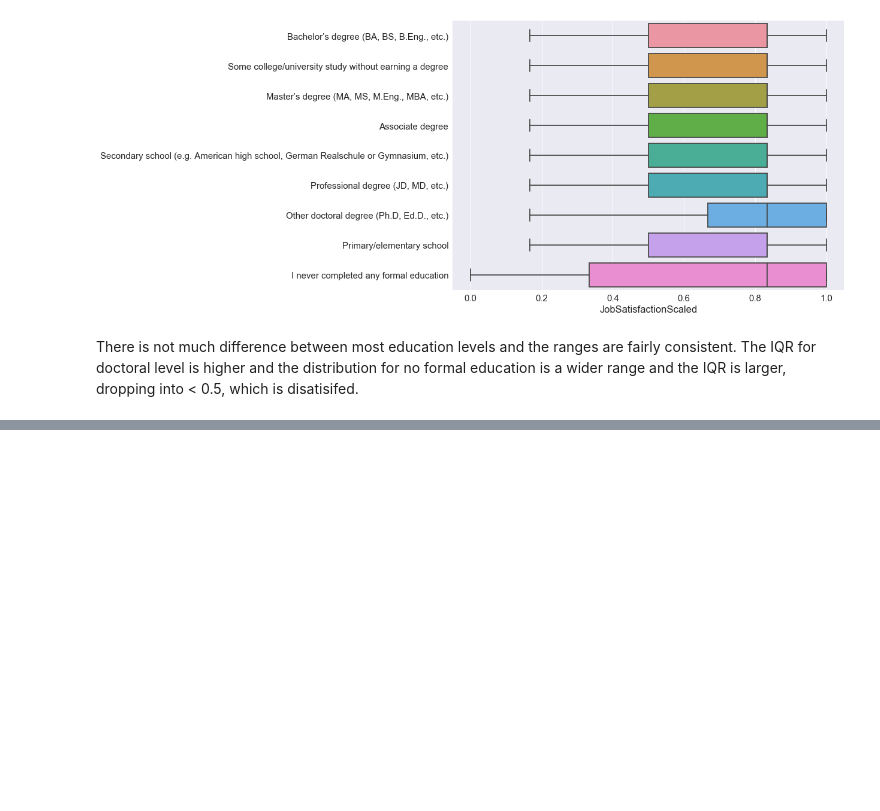
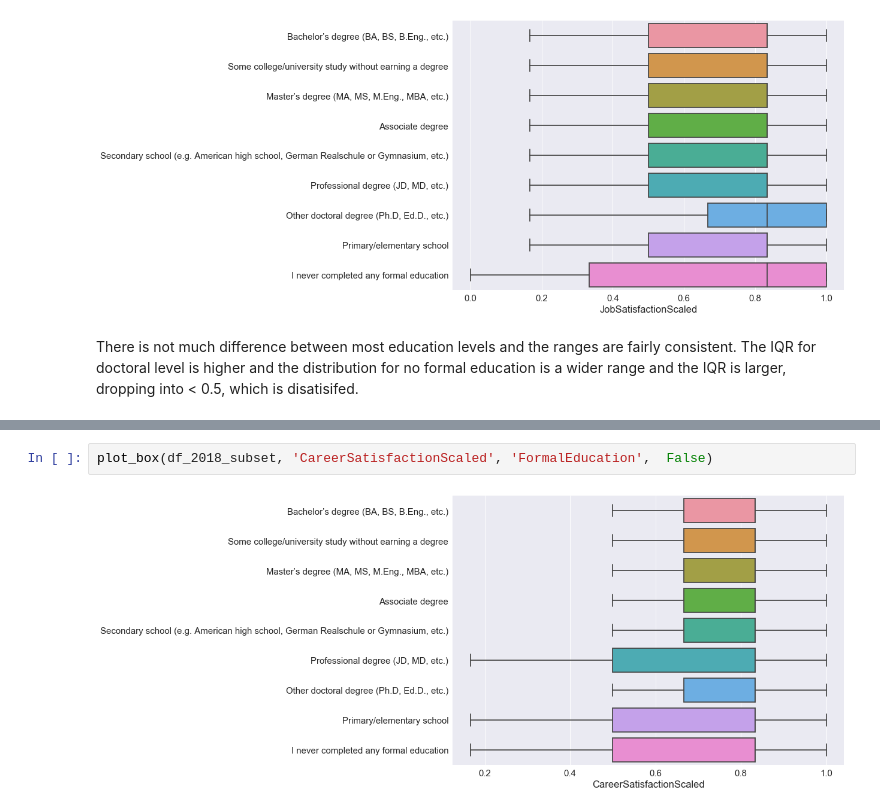
Before and after one commit to ddh4/stackoverflow-survey-analysis, a Jupyter notebook: Salary and Satisfaction in Formal Education.ipynb, the cells around one changed output, grey strips where cells are left out. Saved outputs shown, nothing was run; the diff lists cells and outputs as text; blank space fills up the shorter version.

```diff
--- a/Salary and Satisfaction in Formal Education.ipynb
+++ b/Salary and Satisfaction in Formal Education.ipynb
@@ -489,0 +535,4 @@ There is not much difference between most education levels and the ranges are fa
+# %%
+plot_box(df_2018_subset, 'CareerSatisfactionScaled', 'FormalEducation',  False)
+# %% [output]
+[figure, added]
```
Also changed, not shown: parts of 8 cells of this notebook.
